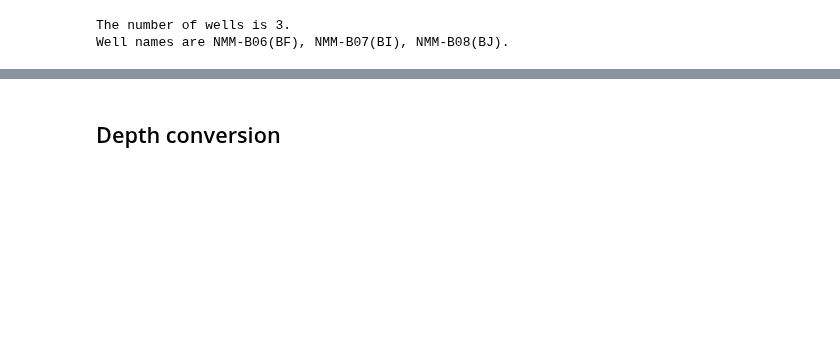
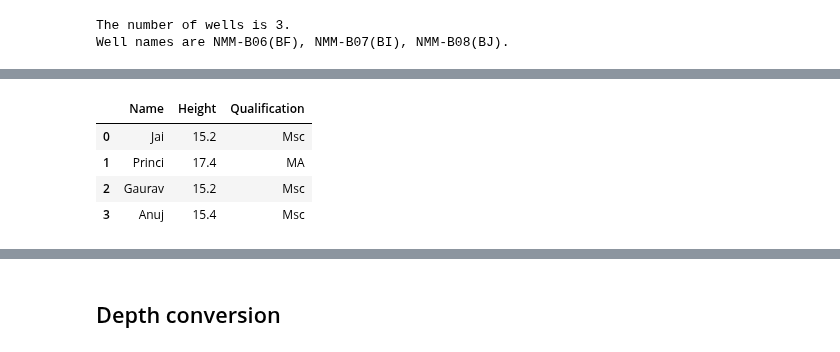
Before and after one commit to phumikrai/1D-MEM, a Jupyter notebook: Automated 1D MEM.ipynb, the cells around one changed output, grey strips where cells are left out. Saved outputs shown, nothing was run; the diff lists cells and outputs as text; code cells hidden in the pictures; blank space fills up the shorter version.

```diff
--- a/Automated 1D MEM.ipynb
+++ b/Automated 1D MEM.ipynb
@@ -298,0 +388,10 @@ while True:
+# %%
+df['Height']  = df['Height'] + 10
+# %%
+df
+# %% [output]
+|  | Name | Height | Qualification |
+| 0 | Jai | 15.2 | Msc |
+| 1 | Princi | 17.4 | MA |
+| 2 | Gaurav | 15.2 | Msc |
+| 3 | Anuj | 15.4 | Msc |
```
Also changed, not shown: parts of 10 cells of this notebook.
